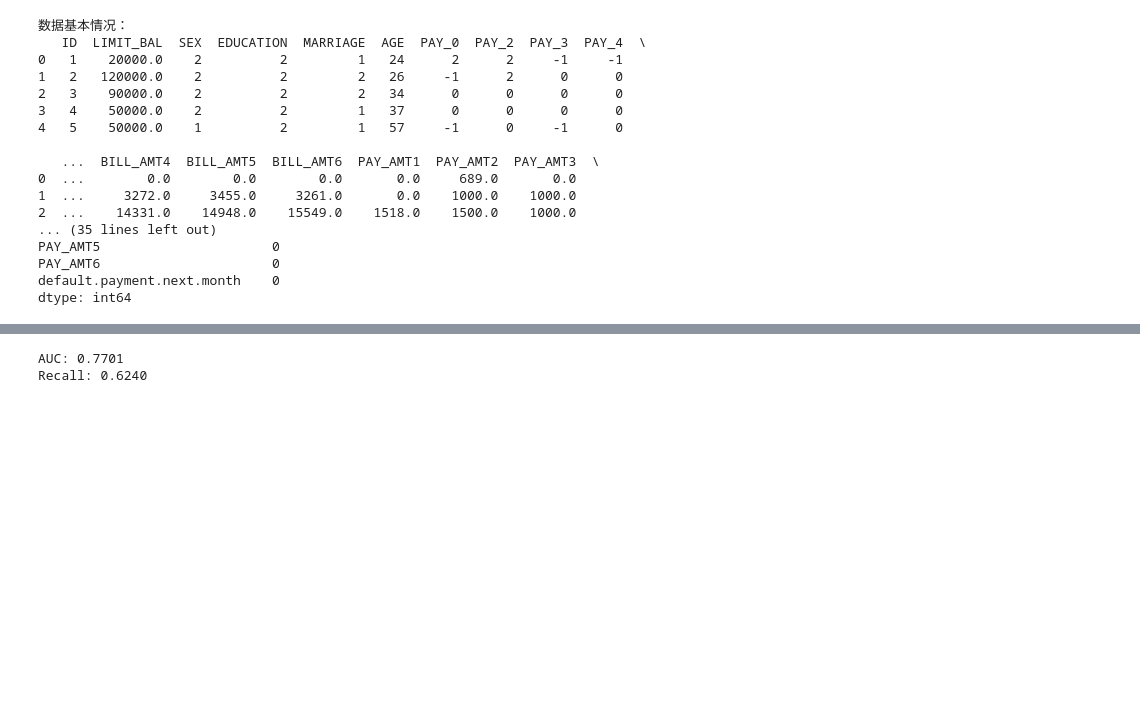
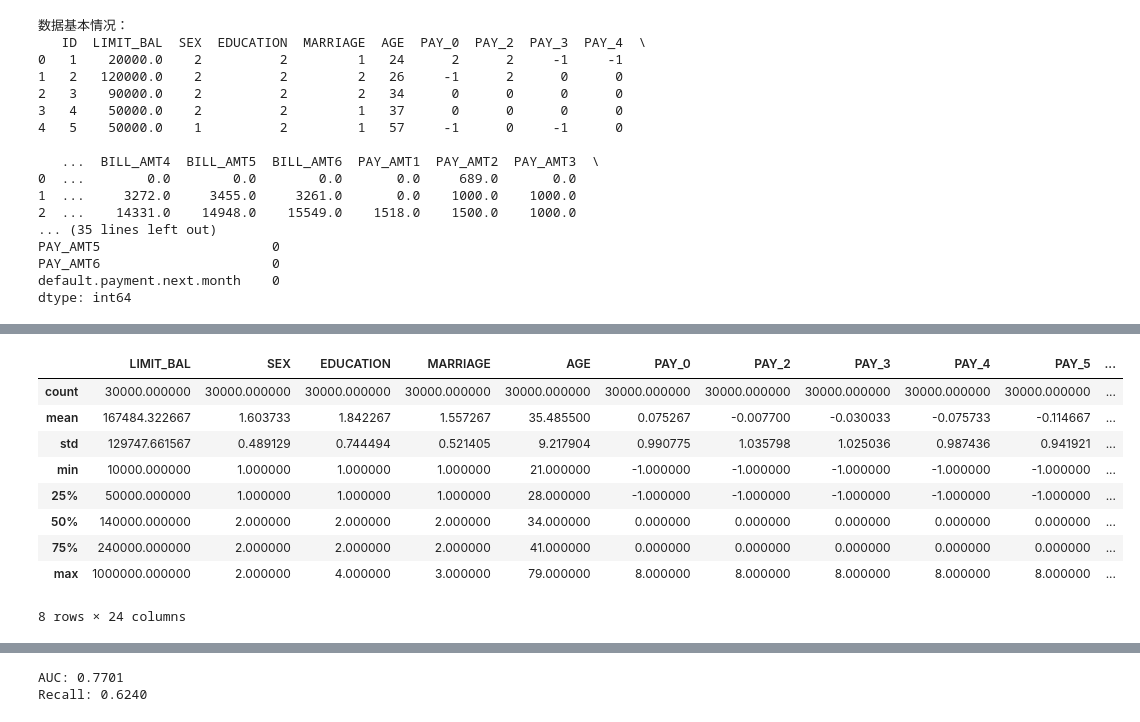
Before and after one commit to JamesLo94/schulich_data_science, a Jupyter notebook: credit_card_default/trial.ipynb, the cells around one changed output, grey strips where cells are left out. Saved outputs shown, nothing was run; the diff lists cells and outputs as text; code cells hidden in the pictures; blank space fills up the shorter version.

```diff
--- a/credit_card_default/trial.ipynb
+++ b/credit_card_default/trial.ipynb
@@ -73,0 +135,32 @@ dtype: int64
+# %%
+# Remove ID
+df = df.drop('ID', axis=1)
+# %%
+# Education column should range from 1 to 6
+# min(education) is 0 and 5, 6 are unknow
+# convert 0, 5, 6 to 4
+df['EDUCATION'] = df['EDUCATION'].replace([0, 5, 6], 4)
+# %%
+# Marriage column should range from 1 to 3
+# min(marriage) is 0
+# convert 0 to 3
+df['MARRIAGE'] = df['MARRIAGE'].replace(0, 3)
+# %%
+# pay_0 ~ pay_6 columns should range from -1 to 9
+# the minimum values are -2, it should be converted to -1
+# regard it as pay duly
+for col in ['PAY_0', 'PAY_2', 'PAY_3', 'PAY_4', 'PAY_5', 'PAY_6']:
+    df[col] = df[col].replace(-2, -1)
+# %%
+df.describe()
+# %% [output]
+|  | LIMIT_BAL | SEX | EDUCATION | MARRIAGE | AGE | PAY_0 | PAY_2 | PAY_3 | PAY_4 | PAY_5 | ... |
+| count | 30000.000000 | 30000.000000 | 30000.000000 | 30000.000000 | 30000.000000 | 30000.000000 | 30000.000000 | 30000.000000 | 30000.000000 | 30000.000000 | ... |
+| mean | 167484.322667 | 1.603733 | 1.842267 | 1.557267 | 35.485500 | 0.075267 | -0.007700 | -0.030033 | -0.075733 | -0.114667 | ... |
+| std | 129747.661567 | 0.489129 | 0.744494 | 0.521405 | 9.217904 | 0.990775 | 1.035798 | 1.025036 | 0.987436 | 0.941921 | ... |
+| min | 10000.000000 | 1.000000 | 1.000000 | 1.000000 | 21.000000 | -1.000000 | -1.000000 | -1.000000 | -1.000000 | -1.000000 | ... |
+| 25% | 50000.000000 | 1.000000 | 1.000000 | 1.000000 | 28.000000 | -1.000000 | -1.000000 | -1.000000 | -1.000000 | -1.000000 | ... |
+| 50% | 140000.000000 | 2.000000 | 2.000000 | 2.000000 | 34.000000 | 0.000000 | 0.000000 | 0.000000 | 0.000000 | 0.000000 | ... |
+| 75% | 240000.000000 | 2.000000 | 2.000000 | 2.000000 | 41.000000 | 0.000000 | 0.000000 | 0.000000 | 0.000000 | 0.000000 | ... |
+| max | 1000000.000000 | 2.000000 | 4.000000 | 3.000000 | 79.000000 | 8.000000 | 8.000000 | 8.000000 | 8.000000 | 8.000000 | ... |
+8 rows × 24 columns
```
Also changed, not shown: parts of 6 cells of this notebook.
